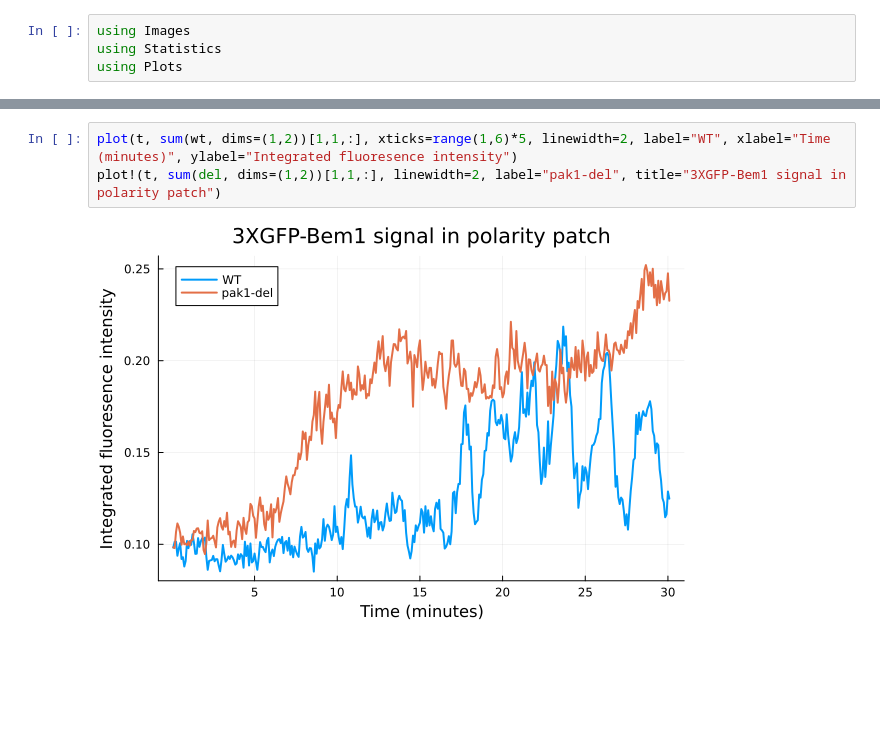
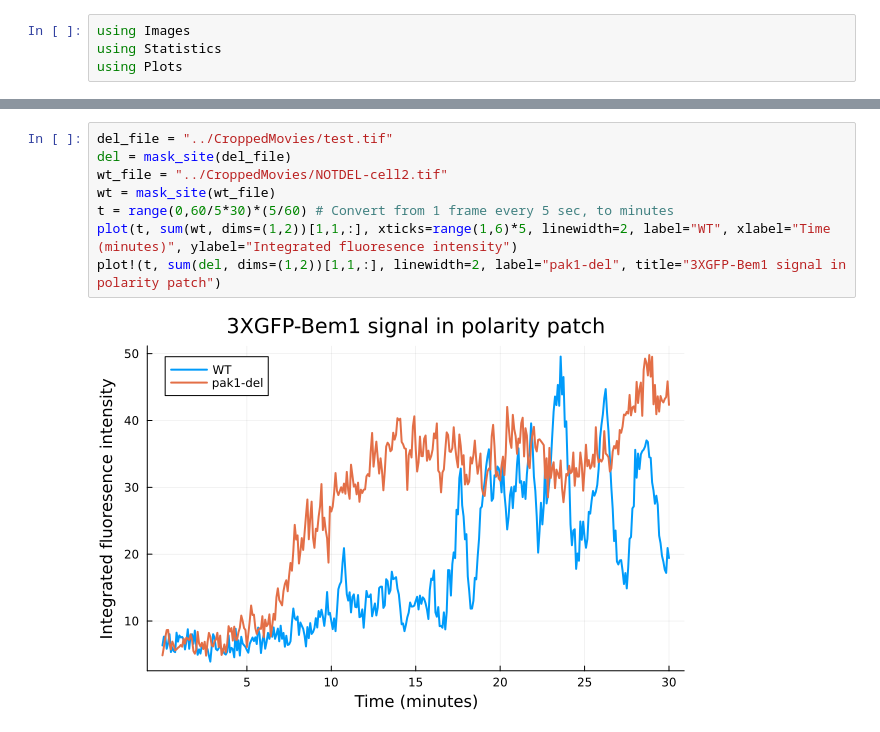
Before and after one commit to crockeraw/PolarityProject, a Jupyter notebook: proj/PatchDynamics/notebooks/crop-to-patches.ipynb, the cells around one changed output, grey strips where cells are left out. Saved outputs shown, nothing was run; the diff lists cells and outputs as text; blank space fills up the shorter version.

```diff
--- a/proj/PatchDynamics/notebooks/crop-to-patches.ipynb
+++ b/proj/PatchDynamics/notebooks/crop-to-patches.ipynb
@@ -43,8 +31,13 @@ wt = im_masked;
 # %%
+del_file = "../CroppedMovies/test.tif"
+del = mask_site(del_file)
+wt_file = "../CroppedMovies/NOTDEL-cell2.tif"
+wt = mask_site(wt_file)
+t = range(0,60/5*30)*(5/60) # Convert from 1 frame every 5 sec, to minutes
 plot(t, sum(wt, dims=(1,2))[1,1,:], xticks=range(1,6)*5, linewidth=2, label="WT", xlabel="Time (minutes)", ylabel="Integrated fluoresence intensity")
 plot!(t, sum(del, dims=(1,2))[1,1,:], linewidth=2, label="pak1-del", title="3XGFP-Bem1 signal in polarity patch")
 # %% [output]
-[figure, old version]
+[figure, new version]
 # %%
 plot(t, maximum(wt, dims=(1,2))[1,1,:], xticks=range(1,6)*5, linewidth=2, label="WT", xlabel="Time (minutes)", ylabel="Integrated fluoresence intensity")
 plot!(t, maximum(del, dims=(1,2))[1,1,:], linewidth=2, label="pak1-del", title="3XGFP-Bem1 signal in polarity patch")
```
Also changed, not shown: parts of 18 cells of this notebook, 2 other files.
